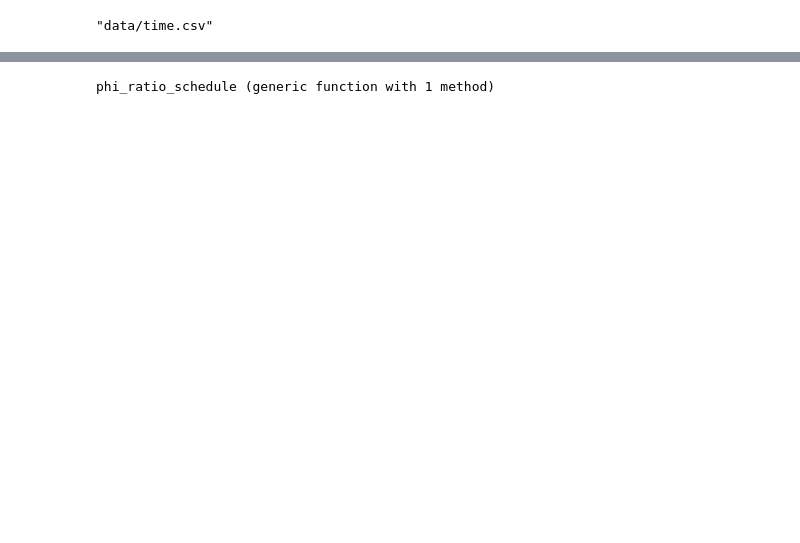
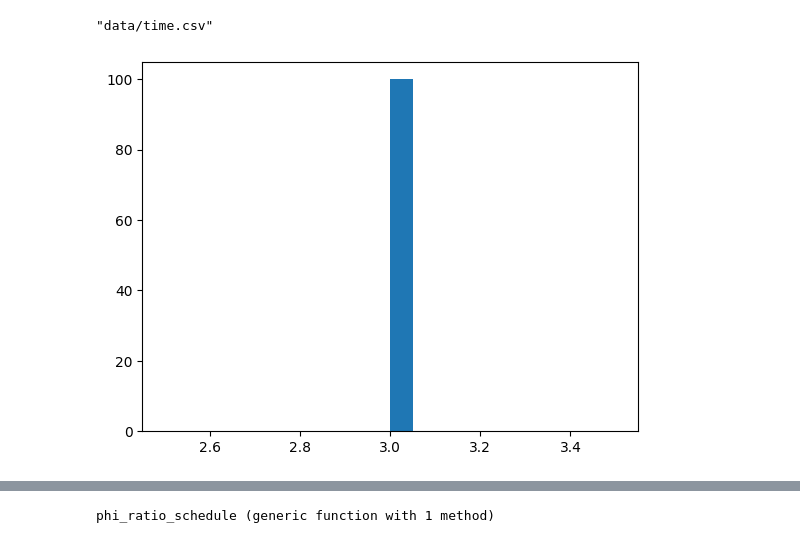
Before and after one commit to gitter-lab/ssps, a Jupyter notebook: julia-project/tinkering-notebook.ipynb, the cells around one changed output, grey strips where cells are left out. Drawn from its saved outputs; the diff is of its cells as text; code cells hidden in the pictures; blank space fills up the shorter version.

```diff
--- a/julia-project/tinkering-notebook.ipynb
+++ b/julia-project/tinkering-notebook.ipynb
@@ -716,3 +105,5 @@ median_degs = [1.0*sum(ps) for ps in ref_adj];
 # %%
-# hist(lambdas, bins=20)
-# show()
+hist(lambdas, bins=20)
+show()
+# %% [output]
+[figure, added]
```
Also changed, not shown: parts of 57 cells of this notebook, 6 other files.
